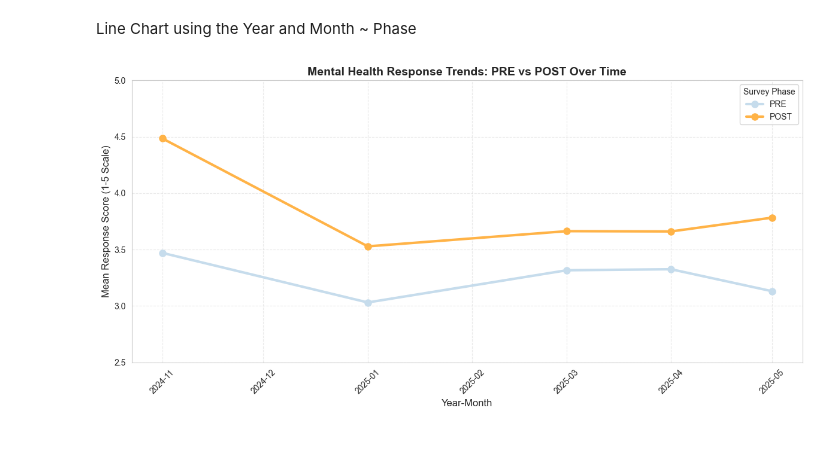
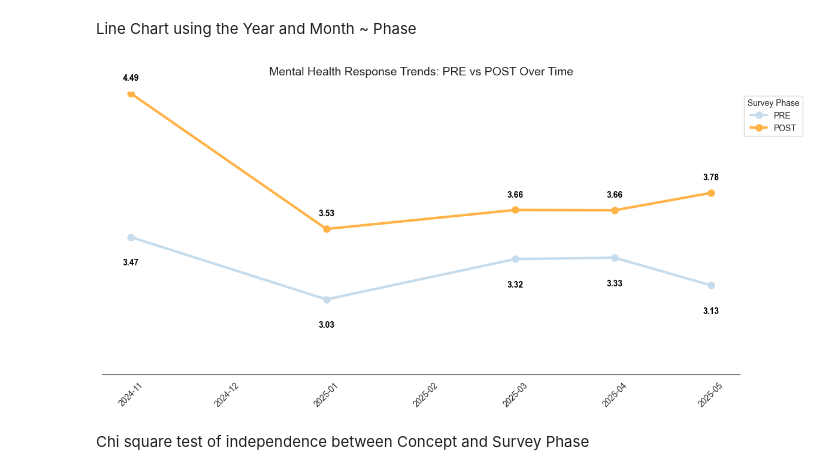
Before and after one commit to lorenald/survey-impact-analysis, a Jupyter notebook: DATA_PREPARATION.ipynb, the cells around one changed output. Cells and saved outputs as stored; diff of their text form; code cells hidden in the pictures; blank space fills up the shorter version.

```diff
--- a/DATA_PREPARATION.ipynb
+++ b/DATA_PREPARATION.ipynb
@@ -156,41 +171,39 @@ plt.savefig('clustered_column_chart.png')
 # %% [markdown]
 Line Chart using the Year and Month ~ Phase
-# %%
-# Calculate the mean score per Concept and Phase
-df = (RESPONSES >> select(X.YEAR_MONTH, X.SURVEY_PHASE, X.NUMERIC_RESPONSE) >> transmute(DATE= X.YEAR_MONTH, PHASE = X.SURVEY_PHASE, RESPONSE = X.NUMERIC_RESPONSE))
-df = df.dropna() >> mask(X.PHASE.isin(['PRE', 'POST']))
-df = (df >> group_by(X.DATE, X.PHASE) >> summarize(RESPONSE = mean(X.RESPONSE)) >> ungroup() >> arrange(X.PHASE, ascending=True))
-
-# Sort by Date
-df['DATE'] = pd.to_datetime(df['DATE'])
-df = df.sort_values(by=['DATE', 'PHASE'])
-palette = {'PRE': "#c6dcec", 'POST': '#ffb347'}
-# Create the Line Chart
-plt.figure(figsize=(12, 6))
-
-for phase in ['PRE', 'POST']:
-    subset = df[df['PHASE'] == phase]
-    plt.plot(
-        subset['DATE'],
-        subset['RESPONSE'],
-        marker='o',
-        linestyle='-',
-        linewidth=3,
-        markersize=8,
-        color=palette[phase],
-        label=phase
-    )
-
-# 6. Formatting the Chart
-plt.title('Mental Health Response Trends: PRE vs POST Over Time', fontsize=14, fontweight='bold')
-plt.xlabel('Year-Month', fontsize=12)
-plt.ylabel('Mean Response Score (1-5 Scale)', fontsize=12)
-plt.xticks(rotation=45)
-plt.grid(True, linestyle='--', alpha=0.4)
-plt.legend(title='Survey Phase', loc='best')
-plt.ylim(2.5, 5)  # Setting the Y-axis to the Likert scale range
-
-plt.tight_layout()
-plt.savefig('mental_health_line_chart.png')
-# %% [output]
-[figure, removed]
+# %%
+# Calculate the mean score per Concept and Phase
+df = (RESPONSES >> select(X.YEAR_MONTH, X.SURVEY_PHASE, X.NUMERIC_RESPONSE) >> transmute(DATE= X.YEAR_MONTH, PHASE = X.SURVEY_PHASE, RESPONSE = X.NUMERIC_RESPONSE))
+df = df.dropna() >> mask(X.PHASE.isin(['PRE', 'POST']))
+df = (df >> group_by(X.DATE, X.PHASE) >> summarize(RESPONSE = mean(X.RESPONSE)) >> ungroup() >> arrange(X.PHASE, ascending=True))
+# Sort by Date
+df['DATE'] = pd.to_datetime(df['DATE'])
+df = df.sort_values(by=['DATE', 'PHASE'])
+palette = {'PRE': "#c6dcec", 'POST': '#ffb347'}
+plt.figure(figsize=(12, 6))
+sns.set_style("white")
+palette = {'PRE': "#c6dcec", 'POST': '#ffb347'}
+for phase in ['PRE', 'POST']:
+    subset = df[df['PHASE'] == phase]
+    # Plot the line
+    plt.plot(subset['DATE'],subset['RESPONSE'],marker='o',linestyle='-',linewidth=3,markersize=8,color=palette[phase],label=phase)
+    # Add labels for EVERY point on BOTH lines
+    for x, y in zip(subset['DATE'], subset['RESPONSE']):
+        # Offset logic: POST labels go slightly above, PRE labels go slightly below
+        offset = 0.08 if phase == 'POST' else -0.15
+        plt.text(x, y + offset,f'{y:.2f}',ha='center',va='bottom' if phase == 'POST' else 'top',fontsize=10,fontweight='bold',color='black')
+# --- BLANK Y-AXIS LOGIC ---
+plt.title('Mental Health Response Trends: PRE vs POST Over Time', fontsize=14, pad=20)
+plt.xlabel('')
+plt.ylabel("")
+plt.yticks([])
+plt.xticks(rotation=45)
+sns.despine(left=True, bottom=False) # Removes left Y-axis line
+plt.grid(False)
+plt.legend(title='Survey Phase', loc='upper left', bbox_to_anchor=(1, 1))
+plt.ylim(2.5, 4.5) # Adjust based on your specific data range
+plt.tight_layout()
+plt.show()
+# %% [output]
+[figure, added]
+# %% [markdown]
+Chi square test of independence between Concept and Survey Phase
```
Also changed, not shown: parts of 5 cells of this notebook.
